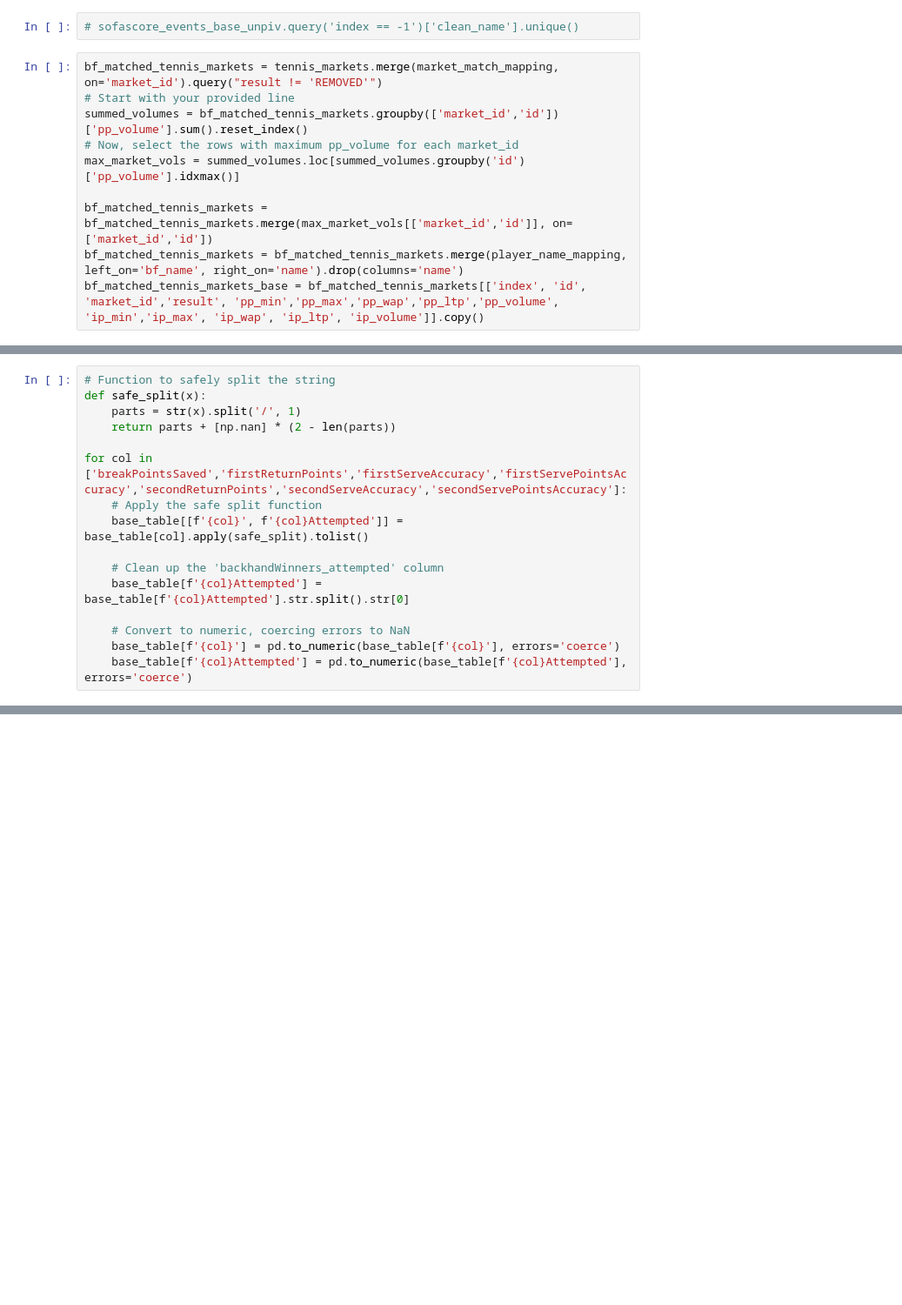
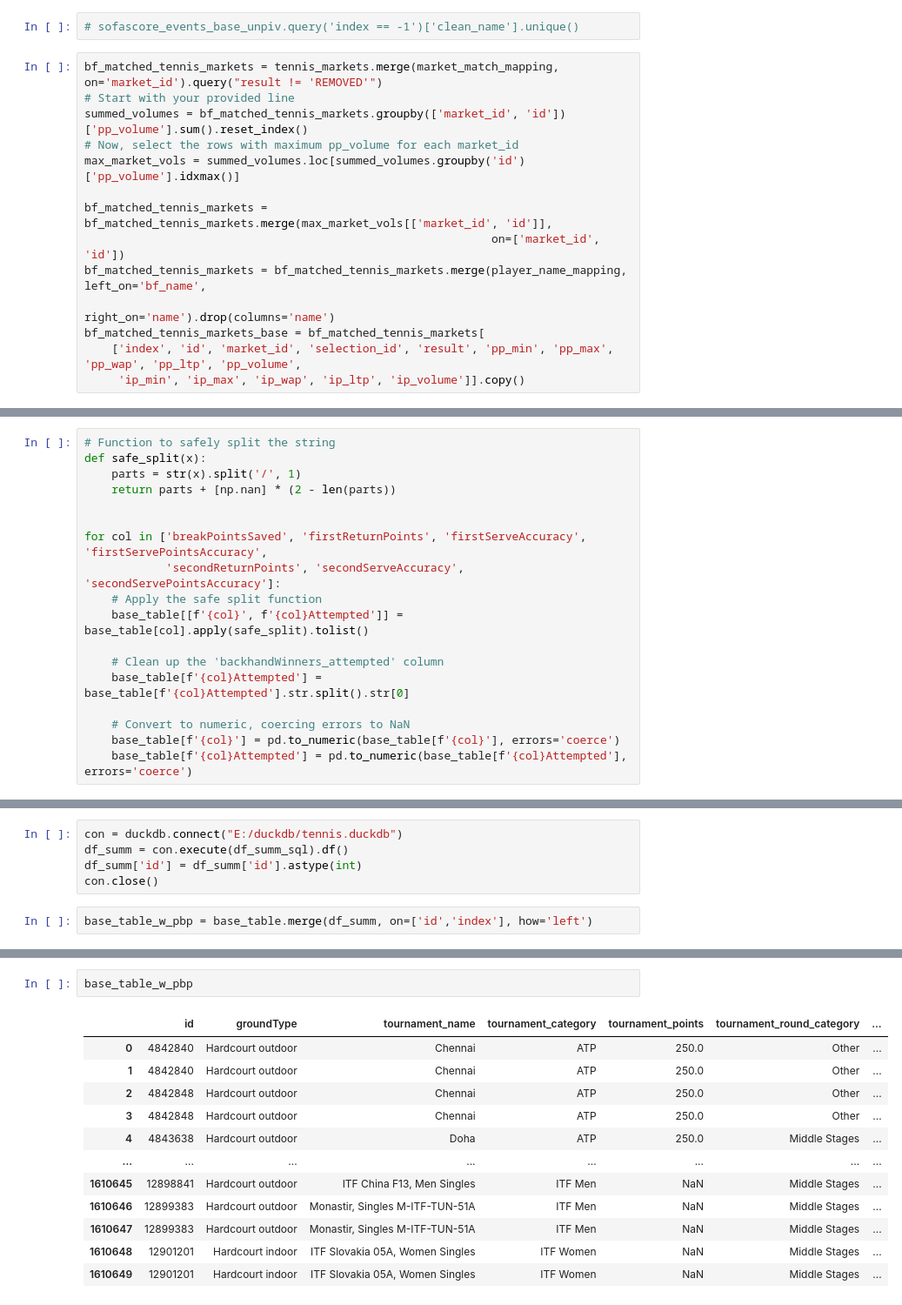
Before and after one commit to vladgav23/tennis-model, a Jupyter notebook: data/notebooks/base-table.ipynb, the cells around one changed output, grey strips where cells are left out. Shown at 87% size. Cells and saved outputs as stored; diff of their text form; blank space fills up the shorter version.

```diff
--- a/data/notebooks/base-table.ipynb
+++ b/data/notebooks/base-table.ipynb
@@ -127,13 +183,17 @@ sofascore_events_base_unpiv['index'] = sofascore_events_base_unpiv['index'].asty
 # %%
 bf_matched_tennis_markets = tennis_markets.merge(market_match_mapping, on='market_id').query("result != 'REMOVED'")
 # Start with your provided line
-summed_volumes = bf_matched_tennis_markets.groupby(['market_id','id'])['pp_volume'].sum().reset_index()
+summed_volumes = bf_matched_tennis_markets.groupby(['market_id', 'id'])['pp_volume'].sum().reset_index()
 # Now, select the rows with maximum pp_volume for each market_id
 max_market_vols = summed_volumes.loc[summed_volumes.groupby('id')['pp_volume'].idxmax()]
 
-bf_matched_tennis_markets = bf_matched_tennis_markets.merge(max_market_vols[['market_id','id']], on=['market_id','id'])
-bf_matched_tennis_markets = bf_matched_tennis_markets.merge(player_name_mapping, left_on='bf_name', right_on='name').drop(columns='name')
-bf_matched_tennis_markets_base = bf_matched_tennis_markets[['index', 'id', 'market_id','result', 'pp_min','pp_max','pp_wap','pp_ltp','pp_volume', 'ip_min','ip_max', 'ip_wap', 'ip_ltp', 'ip_volume']].copy()
+bf_matched_tennis_markets = bf_matched_tennis_markets.merge(max_market_vols[['market_id', 'id']],
+                                                            on=['market_id', 'id'])
+bf_matched_tennis_markets = bf_matched_tennis_markets.merge(player_name_mapping, left_on='bf_name',
+                                                            right_on='name').drop(columns='name')
+bf_matched_tennis_markets_base = bf_matched_tennis_markets[
+    ['index', 'id', 'market_id', 'selection_id', 'result', 'pp_min', 'pp_max', 'pp_wap', 'pp_ltp', 'pp_volume',
+     'ip_min', 'ip_max', 'ip_wap', 'ip_ltp', 'ip_volume']].copy()
 # %%
 # Melt the dataframe to create separate rows for home and away
 match_stats = pd.melt(match_stats_raw, id_vars=['match_id', 'key'],
@@ -171,7 +217,9 @@ def safe_split(x):
     parts = str(x).split('/', 1)
     return parts + [np.nan] * (2 - len(parts))
 
-for col in ['breakPointsSaved','firstReturnPoints','firstServeAccuracy','firstServePointsAccuracy','secondReturnPoints','secondServeAccuracy','secondServePointsAccuracy']:
+
+for col in ['breakPointsSaved', 'firstReturnPoints', 'firstServeAccuracy', 'firstServePointsAccuracy',
+            'secondReturnPoints', 'secondServeAccuracy', 'secondServePointsAccuracy']:
     # Apply the safe split function
     base_table[[f'{col}', f'{col}Attempted']] = base_table[col].apply(safe_split).tolist()
 
@@ -266,0 +288,7 @@ con.close()
+# %%
+con = duckdb.connect("E:/duckdb/tennis.duckdb")
+df_summ = con.execute(df_summ_sql).df()
+df_summ['id'] = df_summ['id'].astype(int)
+con.close()
+# %%
+base_table_w_pbp = base_table.merge(df_summ, on=['id','index'], how='left')
@@ -266,0 +300,15 @@ con.close()
+# %%
+base_table_w_pbp
+# %% [output]
+|  | id | groundType | tournament_name | tournament_category | tournament_points | tournament_round_category | ... |
+| 0 | 4842840 | Hardcourt outdoor | Chennai | ATP | 250.0 | Other | ... |
+| 1 | 4842840 | Hardcourt outdoor | Chennai | ATP | 250.0 | Other | ... |
+| 2 | 4842848 | Hardcourt outdoor | Chennai | ATP | 250.0 | Other | ... |
+| 3 | 4842848 | Hardcourt outdoor | Chennai | ATP | 250.0 | Other | ... |
+| 4 | 4843638 | Hardcourt outdoor | Doha | ATP | 250.0 | Middle Stages | ... |
+| ... | ... | ... | ... | ... | ... | ... | ... |
+| 1610645 | 12898841 | Hardcourt outdoor | ITF China F13, Men Singles | ITF Men | NaN | Middle Stages | ... |
+| 1610646 | 12899383 | Hardcourt outdoor | Monastir, Singles M-ITF-TUN-51A | ITF Men | NaN | Middle Stages | ... |
+| 1610647 | 12899383 | Hardcourt outdoor | Monastir, Singles M-ITF-TUN-51A | ITF Men | NaN | Middle Stages | ... |
+| 1610648 | 12901201 | Hardcourt indoor | ITF Slovakia 05A, Women Singles | ITF Women | NaN | Middle Stages | ... |
+| 1610649 | 12901201 | Hardcourt indoor | ITF Slovakia 05A, Women Singles | ITF Women | NaN | Middle Stages | ... |
```
Also changed, not shown: parts of 17 cells of this notebook, 27 other files.
